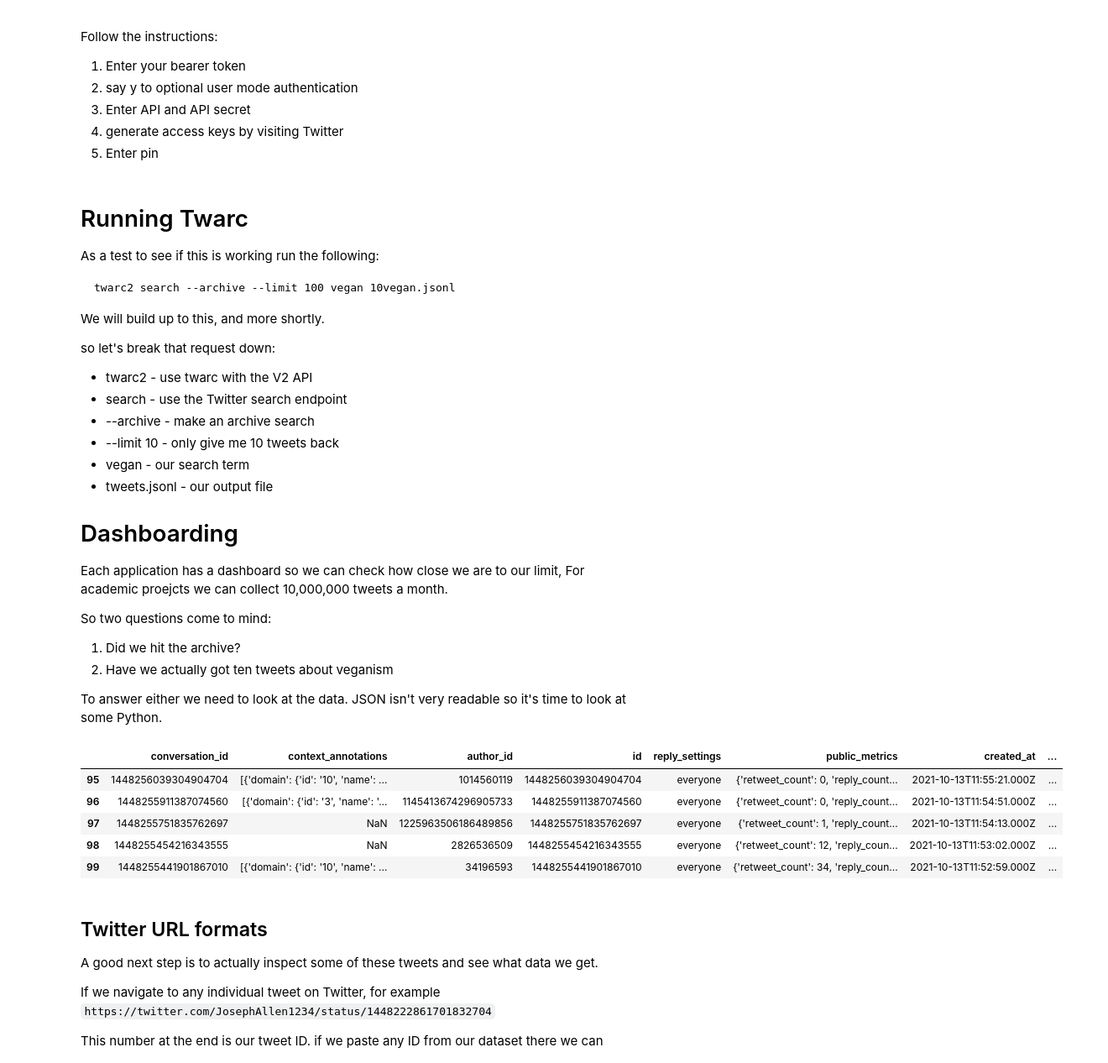
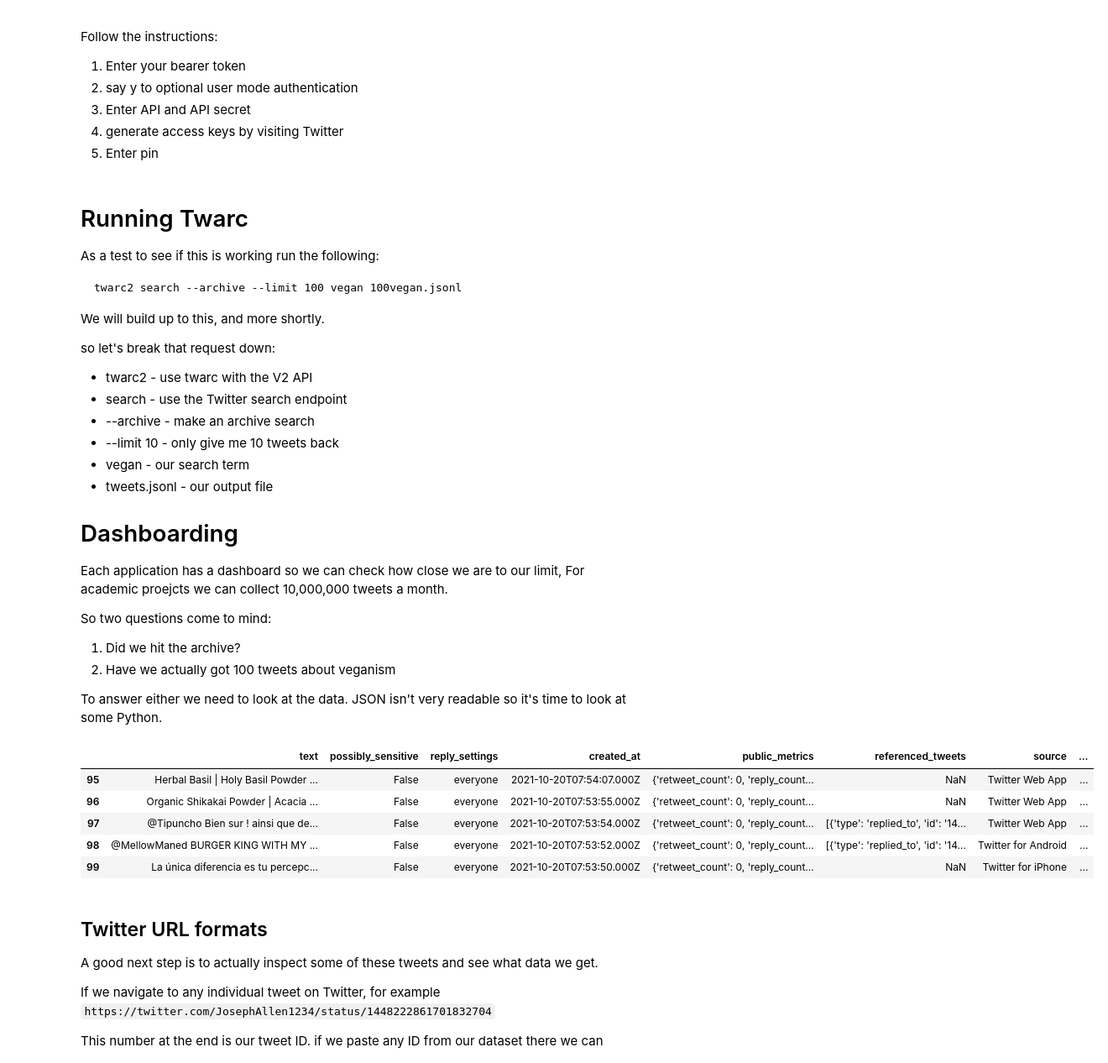
Before and after one commit to UKDataServiceOpen/working-with-twitter-data, a Jupyter notebook: TwarcDemo.ipynb, the cells around one changed output. Shown at 84% size. Cells and saved outputs as stored; diff of their text form; code cells hidden in the pictures.

Commit message:
Draft version of Twarc demo

````diff
--- a/TwarcDemo.ipynb
+++ b/TwarcDemo.ipynb
@@ -86,7 +86,7 @@ Follow the instructions:
 # Running Twarc
 As a test to see if this is working run the following:
 ```
-twarc2 search --archive --limit 100 vegan 10vegan.jsonl
+twarc2 search --archive --limit 100 vegan 100vegan.jsonl
 ```
 We will build up to this, and more shortly.
 
@@ -103,7 +103,7 @@ Each application has a dashboard so we can check how close we are to our limit,
 
 So two questions come to mind:
 1. Did we hit the archive?
-2. Have we actually got ten tweets about veganism
+2. Have we actually got 100 tweets about veganism
 
 To answer either we need to look at the data. JSON isn't very readable so it's time to look at some Python.
 # %%
@@ -113,18 +113,18 @@ import numpy as np #numpy, to support matrix style tables.
 import json
 # %%
 # next we read our JSON into a dataframe.
-data = json.load(open('data/10vegan.jsonl'))
+data = json.load(open('100vegan.jsonl'))
 df = pd.DataFrame(data["data"])
 
 # check the last five rows
 df.tail()
 # %% [output]
-|  | conversation_id | context_annotations | author_id | id | reply_settings | public_metrics | created_at | ... |
-| 95 | 1448256039304904704 | [{'domain': {'id': '10', 'name': ... | 1014560119 | 1448256039304904704 | everyone | {'retweet_count': 0, 'reply_count... | 2021-10-13T11:55:21.000Z | ... |
-| 96 | 1448255911387074560 | [{'domain': {'id': '3', 'name': '... | 1145413674296905733 | 1448255911387074560 | everyone | {'retweet_count': 0, 'reply_count... | 2021-10-13T11:54:51.000Z | ... |
-| 97 | 1448255751835762697 | NaN | 1225963506186489856 | 1448255751835762697 | everyone | {'retweet_count': 1, 'reply_count... | 2021-10-13T11:54:13.000Z | ... |
-| 98 | 1448255454216343555 | NaN | 2826536509 | 1448255454216343555 | everyone | {'retweet_count': 12, 'reply_coun... | 2021-10-13T11:53:02.000Z | ... |
-| 99 | 1448255441901867010 | [{'domain': {'id': '10', 'name': ... | 34196593 | 1448255441901867010 | everyone | {'retweet_count': 34, 'reply_coun... | 2021-10-13T11:52:59.000Z | ... |
+|  | text | possibly_sensitive | reply_settings | created_at | public_metrics | referenced_tweets | source | ... |
+| 95 | Herbal Basil | Holy Basil Powder ... | False | everyone | 2021-10-20T07:54:07.000Z | {'retweet_count': 0, 'reply_count... | NaN | Twitter Web App | ... |
+| 96 | Organic Shikakai Powder | Acacia ... | False | everyone | 2021-10-20T07:53:55.000Z | {'retweet_count': 0, 'reply_count... | NaN | Twitter Web App | ... |
+| 97 | @Tipuncho Bien sur ! ainsi que de... | False | everyone | 2021-10-20T07:53:54.000Z | {'retweet_count': 0, 'reply_count... | [{'type': 'replied_to', 'id': '14... | Twitter Web App | ... |
+| 98 | @MellowManed BURGER KING WITH MY ... | False | everyone | 2021-10-20T07:53:52.000Z | {'retweet_count': 0, 'reply_count... | [{'type': 'replied_to', 'id': '14... | Twitter for Android | ... |
+| 99 | La única diferencia es tu percepc... | False | everyone | 2021-10-20T07:53:50.000Z | {'retweet_count': 0, 'reply_count... | NaN | Twitter for iPhone | ... |
 # %% [markdown]
 ## Twitter URL formats
 A good next step is to actually inspect some of these tweets and see what data we get.
````
Also changed, not shown: parts of 7 cells of this notebook, 3 other files.
